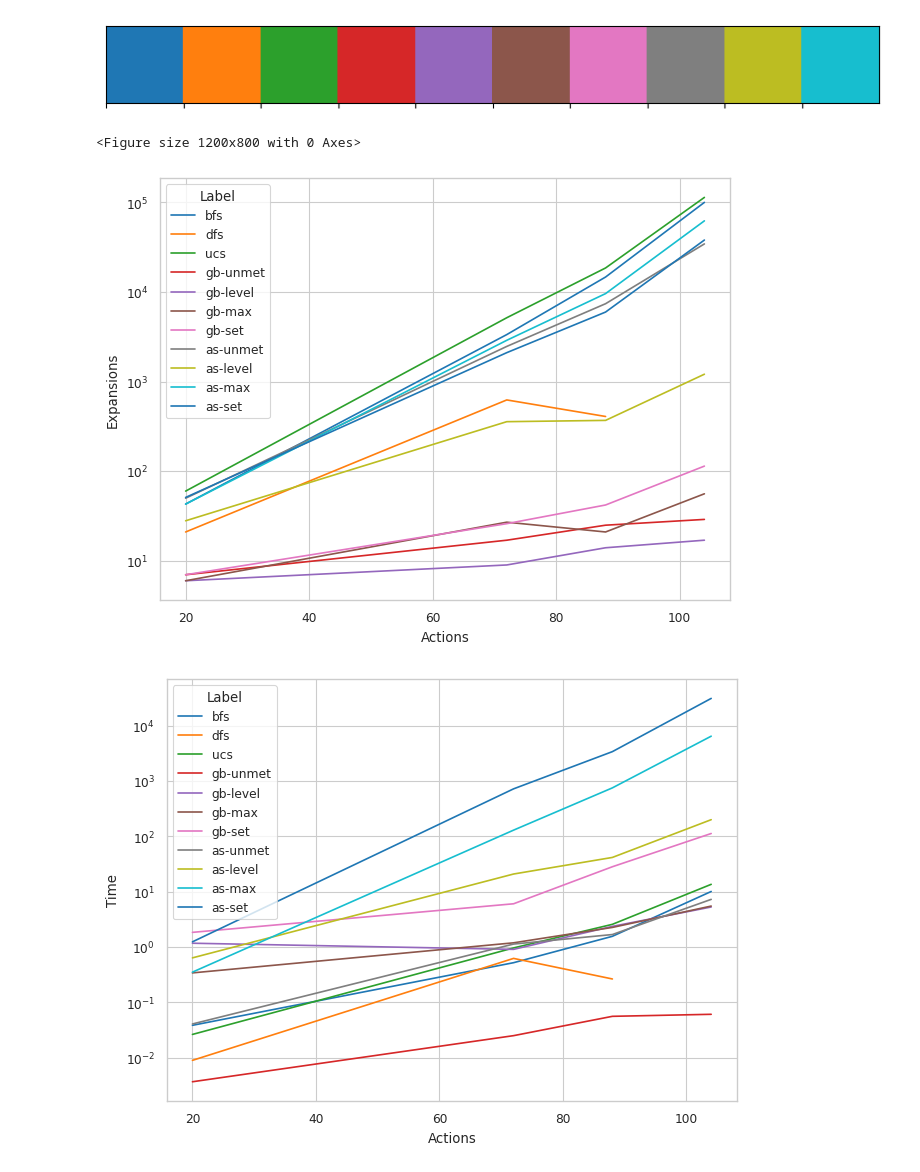
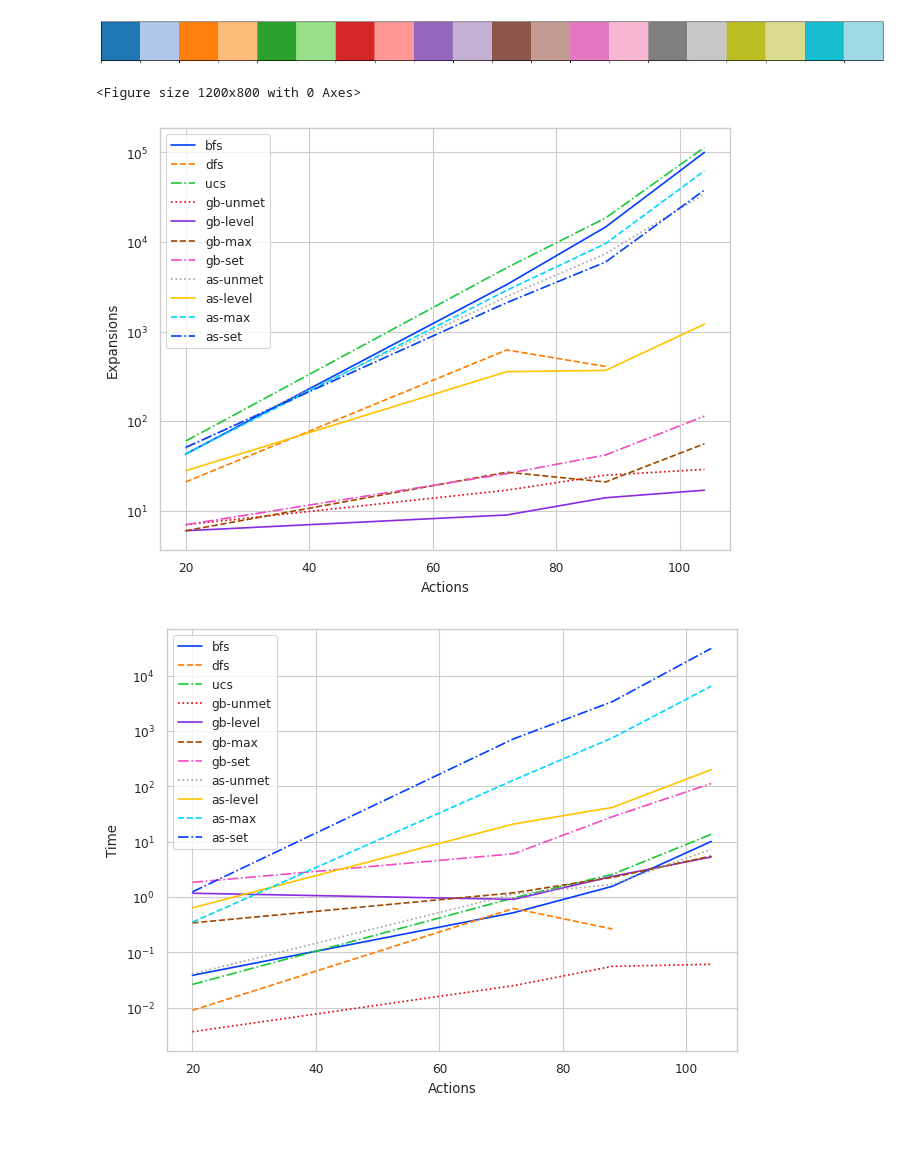
Before and after one commit to F18/ai-aircargo-planning-agent, a Jupyter notebook: ai-aircargo-planning-agent/report/post-processing.ipynb, the cells around one changed output. Saved outputs shown, nothing was run; the diff lists cells and outputs as text; code cells hidden in the pictures; blank space fills up the shorter version.

Commit message:
feat: Setup alternating line styles for improved visibility

```diff
--- a/ai-aircargo-planning-agent/report/post-processing.ipynb
+++ b/ai-aircargo-planning-agent/report/post-processing.ipynb
@@ -39,23 +39,26 @@ print(df[df['Problem'] == 'p4'].to_string())
 43      p4    as-set    104.0     37912.0     37914.0   373328.0         14.0  31400.0000
 # %%
 # Set sns palette
-sns.set_palette("tab10")
+sns.set_palette("tab20")
 # Show palette
 sns.palplot(sns.color_palette())
 # %% [output]
-[figure, old version]
+[figure, new version]
 # %%
 darkmode = False
 if darkmode:
     sns.set_theme(style="darkgrid")
 else:
     sns.set_theme(style="whitegrid")
+palette = 'bright'
 
 # Set fig size and context
 plt.figure(figsize=(12, 8))
 sns.set_context("paper")
 # Set palette
-sns.set_palette("tab10")
+sns.set_palette(palette)
+line_styles = ['solid', 'dashed', 'dashdot', 'dotted']
+num_styles = len(line_styles)
 
 # Expansions plot
 fig, ax = plt.subplots()
@@ -69,13 +72,18 @@ g = sns.lineplot(
     x='Actions',
     y='Expansions',
     hue='Label',
-    palette="tab10",
+    palette=palette,
 )
+# Set line style to alternate between line style
+legend_lines = ax.legend().get_lines()
+for i in range(len(legend_lines)):
+    legend_lines[i].set_linestyle(line_styles[i%num_styles])
+    ax.lines[i].set_linestyle(line_styles[i%num_styles])
 fig.savefig('expansions_vs_actions.png', dpi=600)
 plt.show()
 # %% [output]
 <Figure size 1200x800 with 0 Axes>
-[figure, old version]
+[figure, new version]
 # %%
 # Time Plot
 fig, ax = plt.subplots()
@@ -89,12 +97,17 @@ g = sns.lineplot(
     x='Actions',
     y='Time',
     hue='Label',
-    palette="tab10",
+    palette=palette,
 )
+# Set line style to alternate between line style
+legend_lines = ax.legend().get_lines()
+for i in range(len(legend_lines)):
+    legend_lines[i].set_linestyle(line_styles[i%num_styles])
+    ax.lines[i].set_linestyle(line_styles[i%num_styles])
 fig.savefig('time_vs_actions.png', dpi=600)
 plt.show()
 # %% [output]
-[figure, old version]
+[figure, new version]
 # %%
 # Create a new df based on df that has the label as the index and the columns as the time for each problem
 df2 = df.pivot(index='Label', columns='Problem', values='Plan Length')
```
Also changed, not shown: parts of 1 cell of this notebook, 3 other files.
